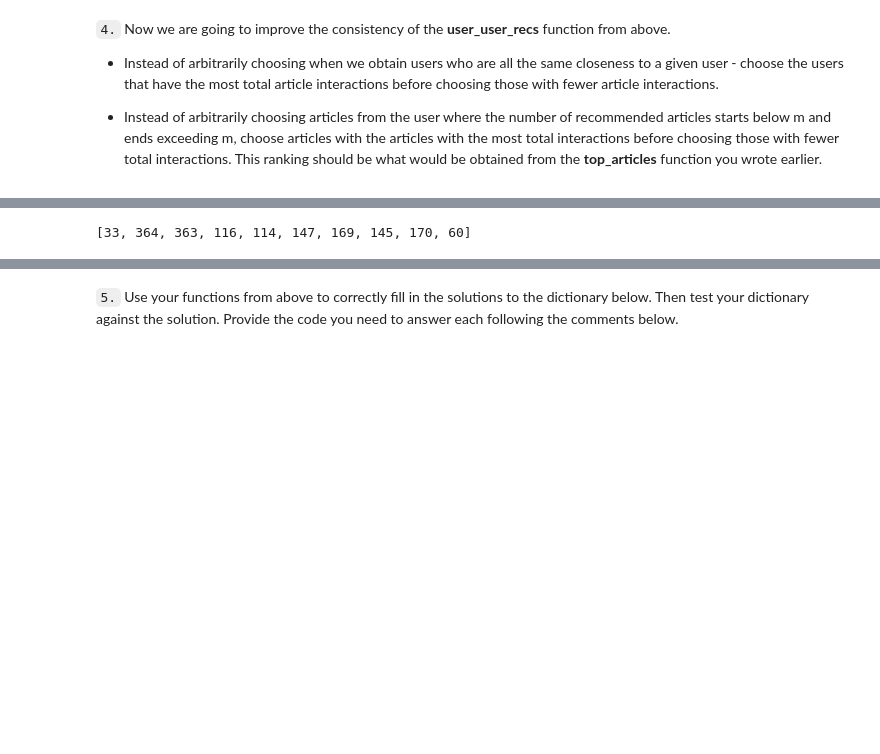
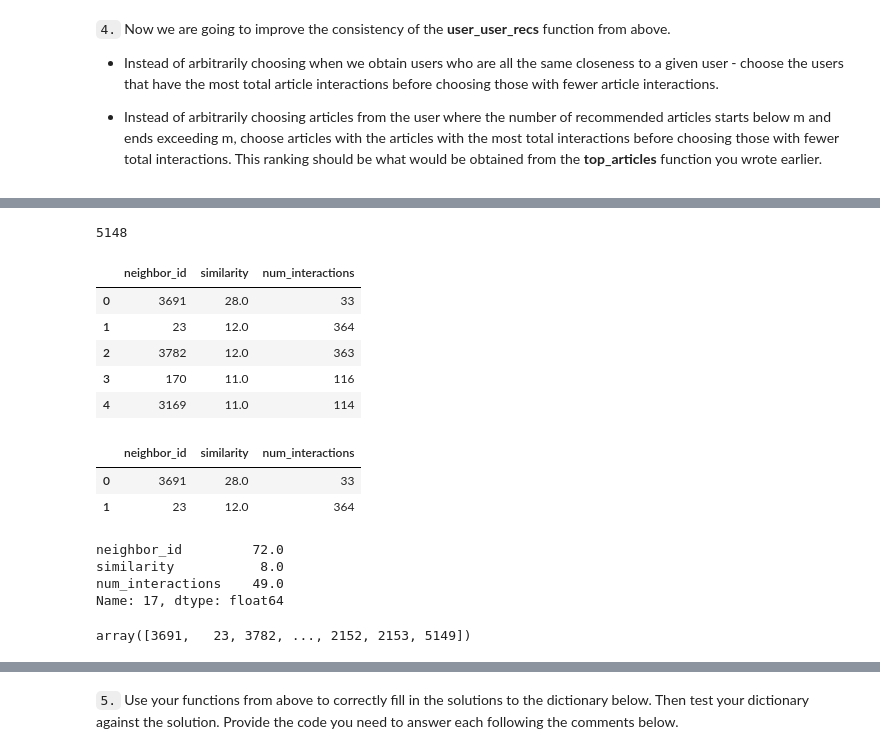
Before and after one commit to SolanaO/Recommendation_Systems, a Jupyter notebook: Recommendations_with_IBM.ipynb, the cells around one changed output, grey strips where cells are left out. Saved outputs shown, nothing was run; the diff lists cells and outputs as text; code cells hidden in the pictures; blank space fills up the shorter version.

Commit message:
Add user-user recommendations.

```diff
--- a/Recommendations_with_IBM.ipynb
+++ b/Recommendations_with_IBM.ipynb
@@ -622,6 +620,49 @@ simils
+# %%
+# order the other users based on similarity
+neighbor_id = find_similar_users(user_id)
+len(neighbor_id)
+# %% [output]
+5148
+# %%
+# record the similarity measure, i.e. the dot product with user_id
+similarity = [user_item.loc[neighbor].dot(user_item.loc[user_id]) for neighbor in neighbor_id]
 # %%
-[df[df['user_id'] == x].shape[0] for x in simils]
+# find the number of views for each user
+num_interactions = [df[df['user_id'] == x].shape[0] for x in neighbor_id]
-# %% [output]
-[33, 364, 363, 116, 114, 147, 169, 145, 170, 60]
+# %%
+# create a dictionary
+neighbors_df = {'neighbor_id': neighbor_id,
+               'similarity': similarity,
+               'num_interactions': num_interactions}
+# %%
+# create a dataframe from dictionary
+neighbors_df = pd.DataFrame(data=neighbors_df)
+# %%
+# check the output
+neighbors_df.head()
+# %% [output]
+|  | neighbor_id | similarity | num_interactions |
+| 0 | 3691 | 28.0 | 33 |
+| 1 | 23 | 12.0 | 364 |
+| 2 | 3782 | 12.0 | 363 |
+| 3 | 170 | 11.0 | 116 |
+| 4 | 3169 | 11.0 | 114 |
+# %%
+# sort the values
+neighbors_df.sort_values(by=['similarity', 'num_interactions'], ascending=False).head(2)
+# %% [output]
+|  | neighbor_id | similarity | num_interactions |
+| 0 | 3691 | 28.0 | 33 |
+| 1 | 23 | 12.0 | 364 |
+# %%
+# print the information of the user_id we started with
+neighbors_df.loc[user_id]
+# %% [output]
+neighbor_id         72.0
+similarity           8.0
+num_interactions    49.0
+Name: 17, dtype: float64
 # %%
-neighbors_df =
+neighbors_df['neighbor_id'].values
+# %% [output]
+array([3691,   23, 3782, ..., 2152, 2153, 5149])
```
Also changed, not shown: parts of 8 cells of this notebook.
